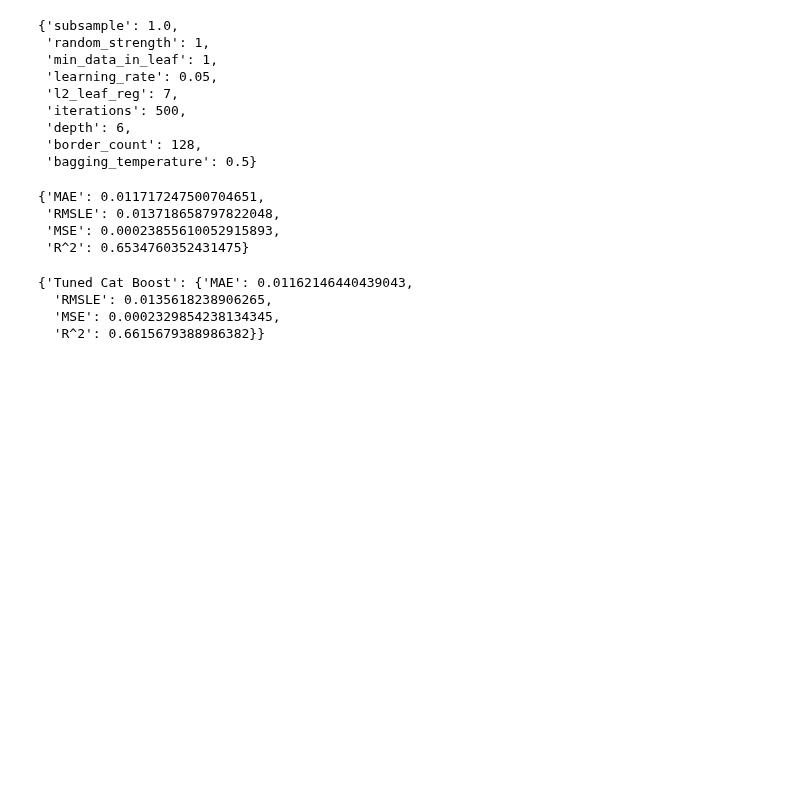
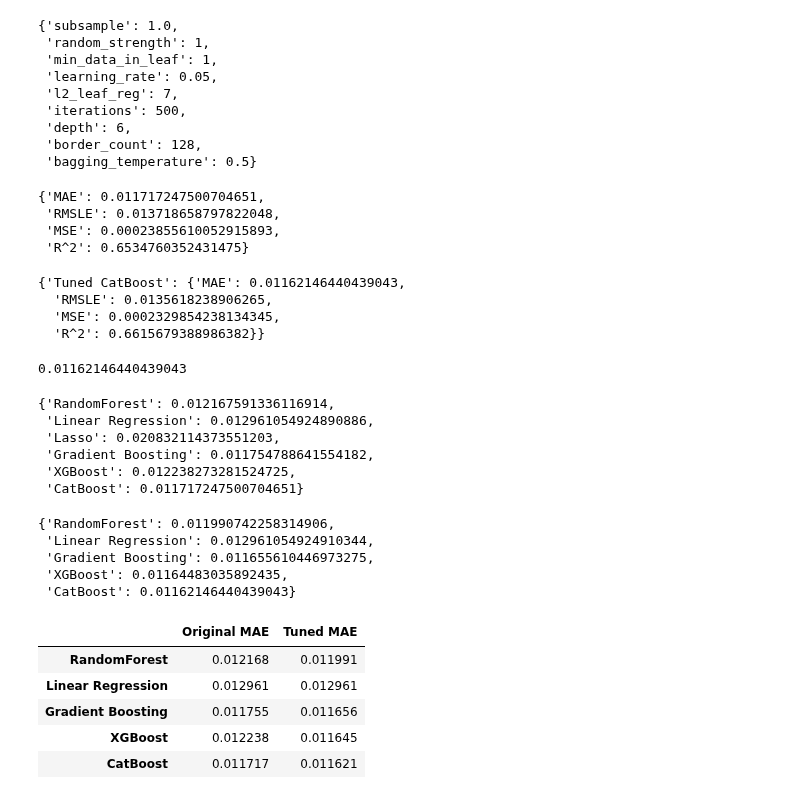
Before and after one commit to devern-DZZC/Interest-Rate-Prediction, a Jupyter notebook: Loan-Interest-Rate-Prediction.ipynb, the cells around one changed output. Drawn from its saved outputs; the diff is of its cells as text; code cells hidden in the pictures; blank space fills up the shorter version.

```diff
--- a/Loan-Interest-Rate-Prediction.ipynb
+++ b/Loan-Interest-Rate-Prediction.ipynb
@@ -542,9 +533,23 @@ scores['CatBoost']
  'MSE': 0.00023855610052915893,
  'R^2': 0.6534760352431475}
 # %%
-show_tuned_scores(cat, X_test, y_test, name='Tuned Cat Boost')
+cat_scores = show_tuned_scores(cat, X_test, y_test, name='Tuned CatBoost')
+cat_scores
 # %% [output]
-{'Tuned Cat Boost': {'MAE': 0.01162146440439043,
+{'Tuned CatBoost': {'MAE': 0.01162146440439043,
   'RMSLE': 0.0135618238906265,
   'MSE': 0.0002329854238134345,
   'R^2': 0.6615679388986382}}
+# %%
+cat_scores['Tuned CatBoost']['MAE']
+# %% [output]
+0.01162146440439043
+# %%
+mae_scores
+# %% [output]
+{'RandomForest': 0.012167591336116914,
+ 'Linear Regression': 0.012961054924890886,
+ 'Lasso': 0.020832114373551203,
+ 'Gradient Boosting': 0.011754788641554182,
+ 'XGBoost': 0.012238273281524725,
+ 'CatBoost': 0.011717247500704651}
@@ -550,0 +558,26 @@ show_tuned_scores(cat, X_test, y_test, name='Tuned Cat Boost')
+# %%
+tuned_mae_scores = {'RandomForest': rf_scores['Tuned Random Forest']['MAE'],
+                    'Linear Regression': lr_scores['Tuned Linear Regression']['MAE'],
+                    'Gradient Boosting': gb_scores['Tuned Gradient Boosting']['MAE'],
+                    'XGBoost': xgb_scores['Tuned XG Boosting']['MAE'],
+                    'CatBoost': cat_scores['Tuned CatBoost']['MAE']}
+tuned_mae_scores
+# %% [output]
+{'RandomForest': 0.011990742258314906,
+ 'Linear Regression': 0.012961054924910344,
+ 'Gradient Boosting': 0.011655610446973275,
+ 'XGBoost': 0.01164483035892435,
+ 'CatBoost': 0.01162146440439043}
+# %%
+df = pd.DataFrame({
+    'Original MAE': mae_scores,
+    'Tuned MAE': tuned_mae_scores
+})
+df
+# %% [output]
+|  | Original MAE | Tuned MAE |
+| RandomForest | 0.012168 | 0.011991 |
+| Linear Regression | 0.012961 | 0.012961 |
+| Gradient Boosting | 0.011755 | 0.011656 |
+| XGBoost | 0.012238 | 0.011645 |
+| CatBoost | 0.011717 | 0.011621 |
```
Also changed, not shown: parts of 19 cells of this notebook.
